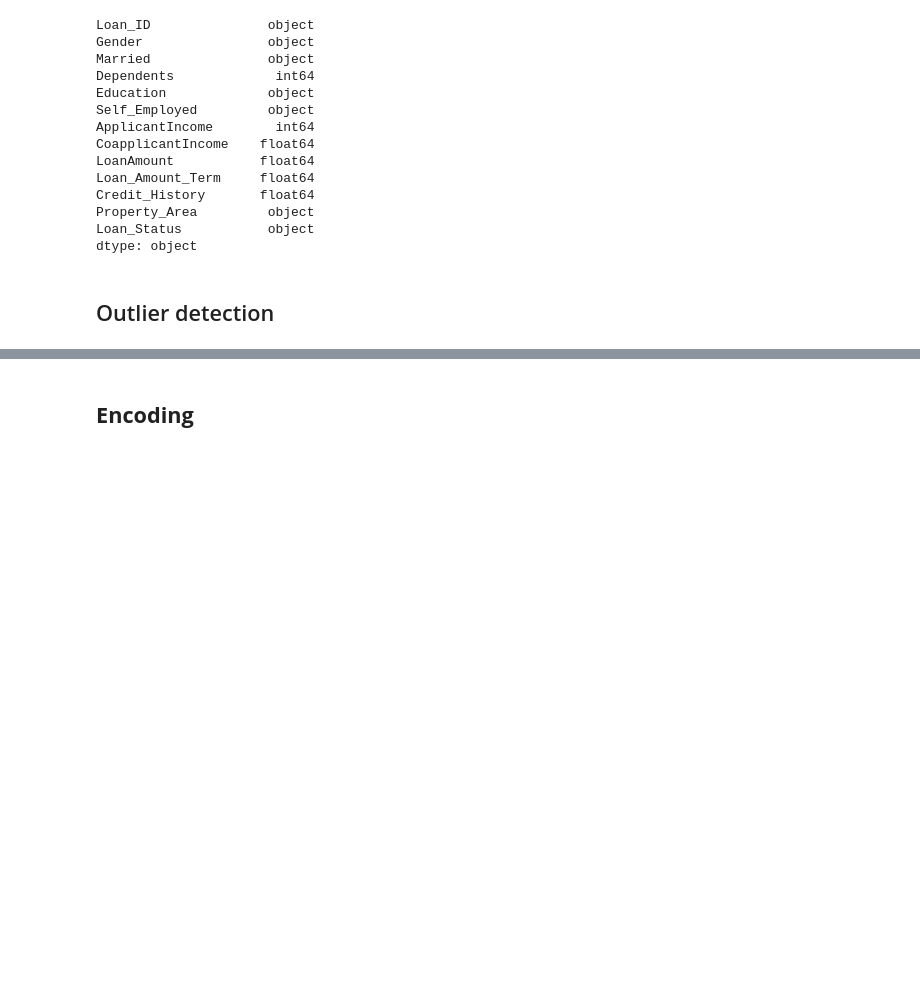
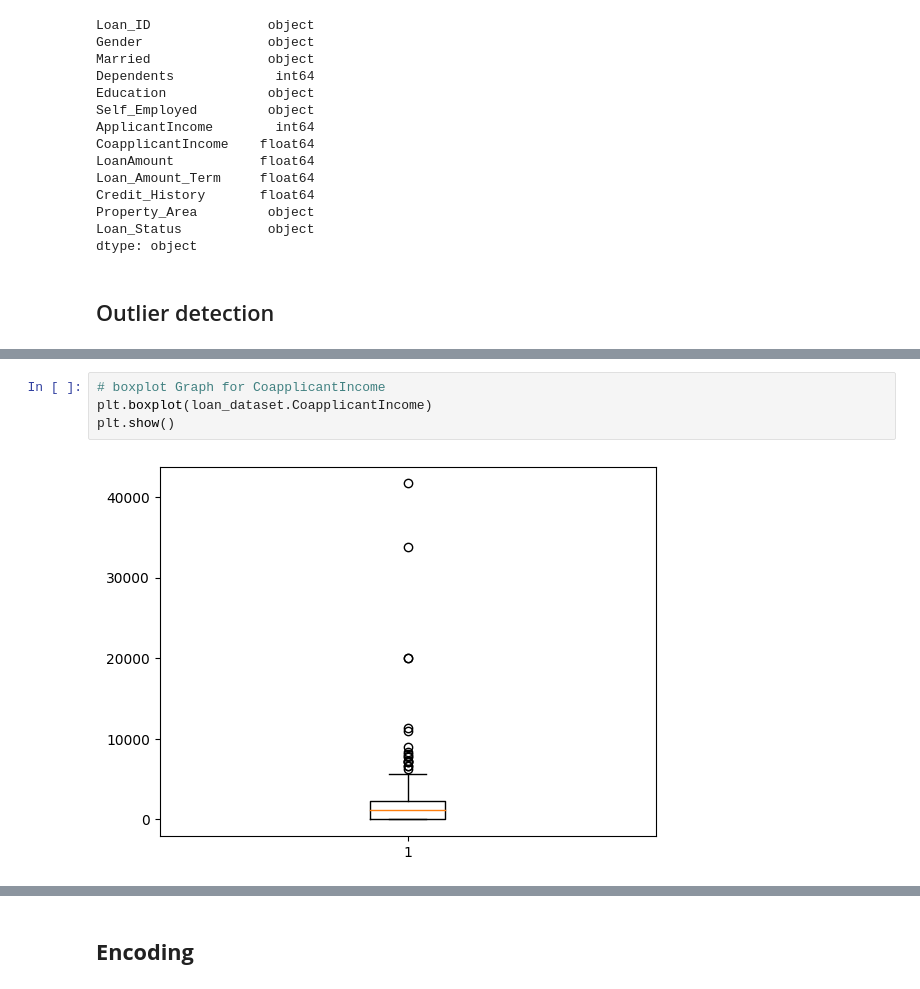
Before and after one commit to mmnithin/AI_ML_ICT, a Jupyter notebook: ICT_Assignments-preprocessing-1.ipynb, the cells around one changed output, grey strips where cells are left out. Cells and saved outputs as stored; diff of their text form; blank space fills up the shorter version.

```diff
--- a/ICT_Assignments-1.ipynb
+++ b/ICT_Assignments-preprocessing-1.ipynb
@@ -240,0 +247,6 @@ dtype: object
+# %%
+# boxplot Graph for CoapplicantIncome
+plt.boxplot(loan_dataset.CoapplicantIncome)
+plt.show()
+# %% [output]
+[figure, added]
```
Also changed, not shown: parts of 8 cells of this notebook.
